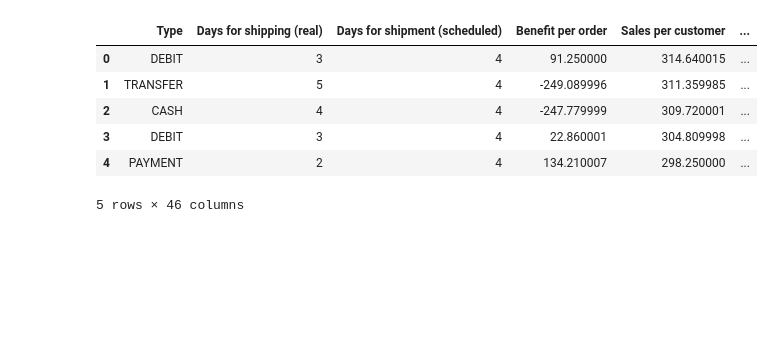
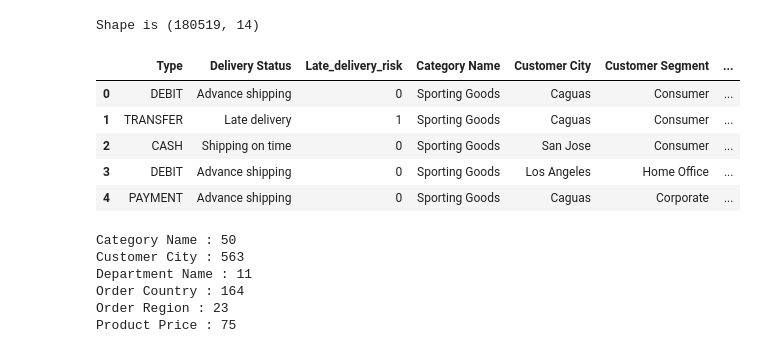
Before and after one commit to ahmedbasemdev/Corelia, a Jupyter notebook: Task 7 - Supply Chain/2- Anomaly Detection.ipynb, the cells around one changed output. Cells and saved outputs as stored; diff of their text form; code cells hidden in the pictures; blank space fills up the shorter version.

```diff
--- a/Task 7 - Supply Chain/2- Anomaly Detection.ipynb
+++ b/Task 7 - Supply Chain/2- Anomaly Detection.ipynb
@@ -6,12 +12,13 @@ from sklearn.model_selection import train_test_split
 # %%
-data = pd.read_csv("Data/preprocessed.csv")
+data = pd.read_csv("Data/fraud_data.csv")
 data = data.drop('Unnamed: 0',axis=1)
+print("Shape is" , data.shape)
 data.head()
 # %% [output]
+Shape is (180519, 14)
-|  | Type | Days for shipping (real) | Days for shipment (scheduled) | Benefit per order | Sales per customer | ... |
-| 0 | DEBIT | 3 | 4 | 91.250000 | 314.640015 | ... |
-| 1 | TRANSFER | 5 | 4 | -249.089996 | 311.359985 | ... |
-| 2 | CASH | 4 | 4 | -247.779999 | 309.720001 | ... |
-| 3 | DEBIT | 3 | 4 | 22.860001 | 304.809998 | ... |
-| 4 | PAYMENT | 2 | 4 | 134.210007 | 298.250000 | ... |
+|  | Type | Delivery Status | Late_delivery_risk | Category Name | Customer City | Customer Segment | ... |
+| 0 | DEBIT | Advance shipping | 0 | Sporting Goods | Caguas | Consumer | ... |
+| 1 | TRANSFER | Late delivery | 1 | Sporting Goods | Caguas | Consumer | ... |
+| 2 | CASH | Shipping on time | 0 | Sporting Goods | San Jose | Consumer | ... |
+| 3 | DEBIT | Advance shipping | 0 | Sporting Goods | Los Angeles | Home Office | ... |
+| 4 | PAYMENT | Advance shipping | 0 | Sporting Goods | Caguas | Corporate | ... |
-5 rows × 46 columns
@@ -17,0 +28,11 @@ data.head()
+# %%
+for col in data.columns:
+    if data[col].nunique() > 10:
+        print(col,":",data[col].nunique())
+# %% [output]
+Category Name : 50
+Customer City : 563
+Department Name : 11
+Order Country : 164
+Order Region : 23
+Product Price : 75
```
Also changed, not shown: parts of 21 cells of this notebook, 1 other file.
